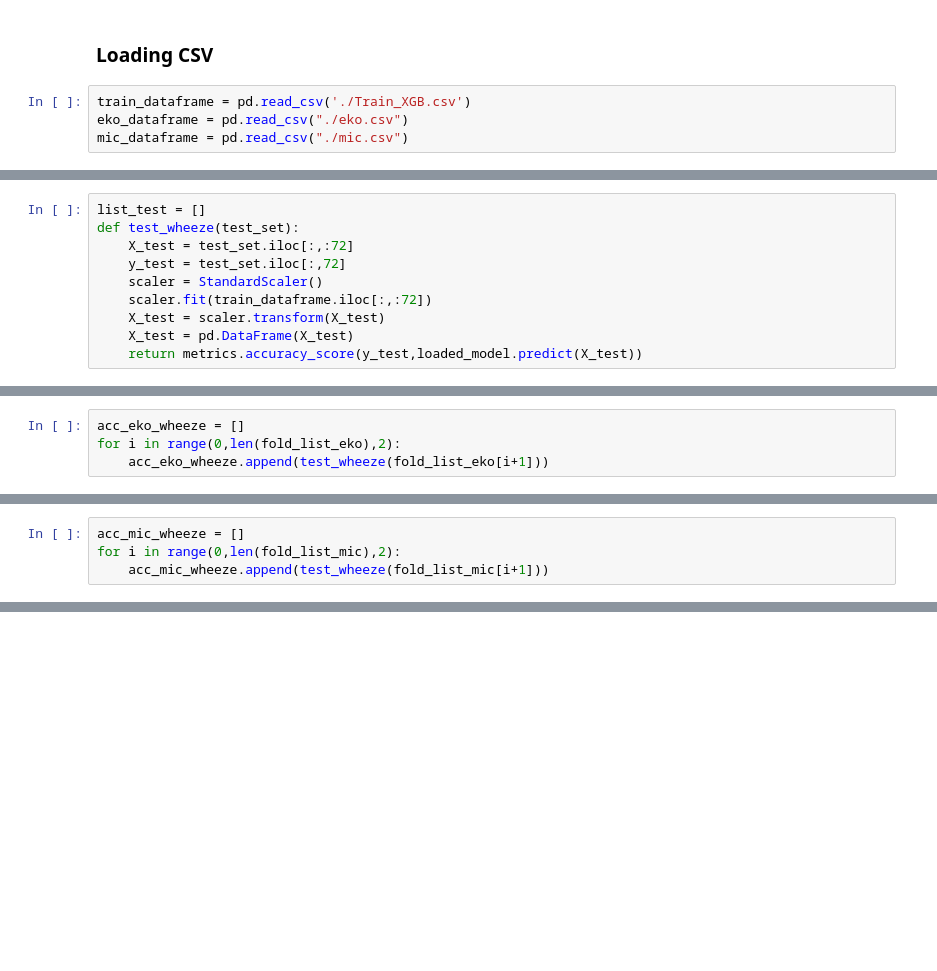
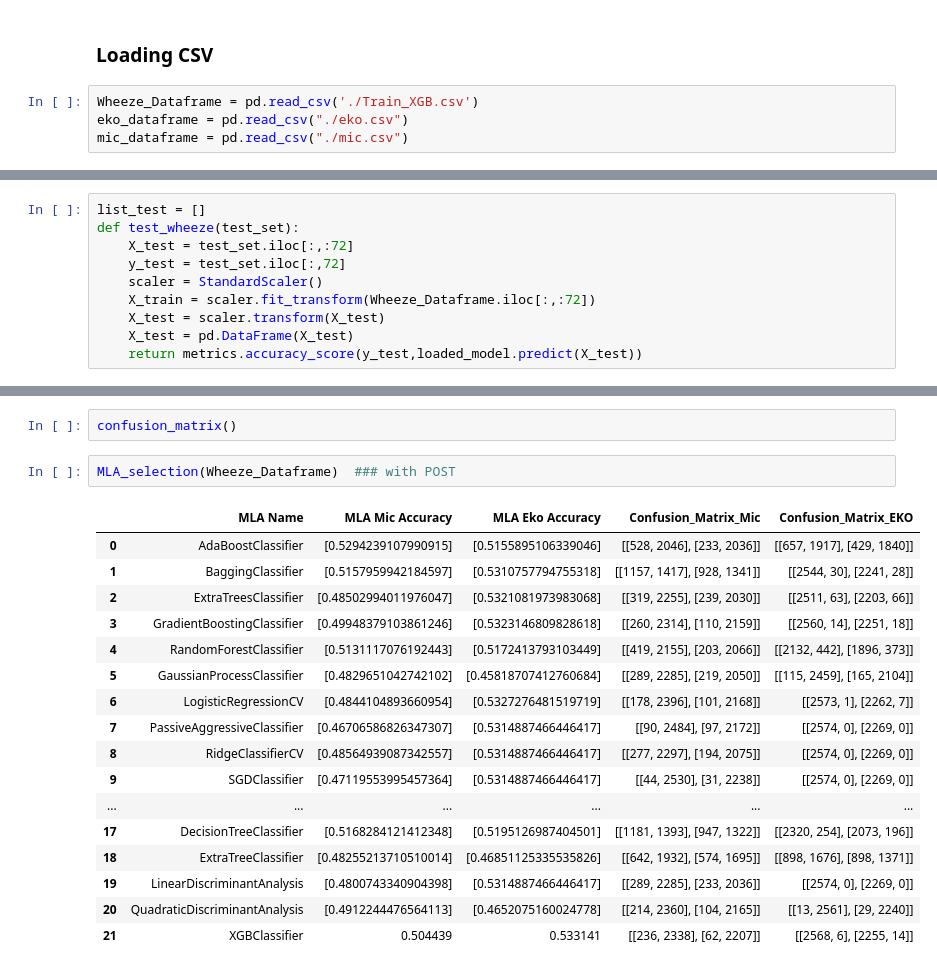
Before and after one commit to akansh12/Pnoi_SPIRE, a Jupyter notebook: Wheeze_on_EKO_MIC(285).ipynb, the cells around one changed output, grey strips where cells are left out. Drawn from its saved outputs; the diff is of its cells as text; blank space fills up the shorter version.

```diff
--- a/Wheeze_on_EKO_MIC(285).ipynb
+++ b/Wheeze_on_EKO_MIC(285).ipynb
@@ -64,6 +76,6 @@ def fold(sound_dataframe, sets_loc):
 # %% [markdown]
 ### Loading CSV
 # %%
-train_dataframe = pd.read_csv('./Train_XGB.csv')
+Wheeze_Dataframe = pd.read_csv('./Train_XGB.csv')
 eko_dataframe = pd.read_csv("./eko.csv")
 mic_dataframe = pd.read_csv("./mic.csv")
@@ -82,7 +85,7 @@ def test_wheeze(test_set):
     X_test = test_set.iloc[:,:72]
     y_test = test_set.iloc[:,72]
     scaler = StandardScaler()
-    scaler.fit(train_dataframe.iloc[:,:72])
+    X_train = scaler.fit_transform(Wheeze_Dataframe.iloc[:,:72])
     X_test = scaler.transform(X_test)
     X_test = pd.DataFrame(X_test)
     return metrics.accuracy_score(y_test,loaded_model.predict(X_test))
@@ -91,4 +91,0 @@ def test_wheeze(test_set):
-# %%
-acc_eko_wheeze = []
-for i in range(0,len(fold_list_eko),2):
-    acc_eko_wheeze.append(test_wheeze(fold_list_eko[i+1]))
@@ -121,4 +91,0 @@ pd.DataFrame(acc_eko_wheeze, index=['Fold1', 'Fold2', 'Fold3', 'Fold4', 'Fold5',
-# %%
-acc_mic_wheeze = []
-for i in range(0,len(fold_list_mic),2):
-    acc_mic_wheeze.append(test_wheeze(fold_list_mic[i+1]))
@@ -148,0 +260,22 @@ pd.DataFrame(acc_mic_wheeze, index=['Fold1', 'Fold2', 'Fold3', 'Fold4', 'Fold5',
+# %%
+confusion_matrix()
+# %%
+MLA_selection(Wheeze_Dataframe)  ### with POST
+# %% [output]
+|  | MLA Name | MLA Mic Accuracy | MLA Eko Accuracy | Confusion_Matrix_Mic | Confusion_Matrix_EKO |
+| 0 | AdaBoostClassifier | [0.5294239107990915] | [0.5155895106339046] | [[528, 2046], [233, 2036]] | [[657, 1917], [429, 1840]] |
+| 1 | BaggingClassifier | [0.5157959942184597] | [0.5310757794755318] | [[1157, 1417], [928, 1341]] | [[2544, 30], [2241, 28]] |
+| 2 | ExtraTreesClassifier | [0.48502994011976047] | [0.5321081973983068] | [[319, 2255], [239, 2030]] | [[2511, 63], [2203, 66]] |
+| 3 | GradientBoostingClassifier | [0.49948379103861246] | [0.5323146809828618] | [[260, 2314], [110, 2159]] | [[2560, 14], [2251, 18]] |
+| 4 | RandomForestClassifier | [0.5131117076192443] | [0.5172413793103449] | [[419, 2155], [203, 2066]] | [[2132, 442], [1896, 373]] |
+| 5 | GaussianProcessClassifier | [0.4829651042742102] | [0.45818707412760684] | [[289, 2285], [219, 2050]] | [[115, 2459], [165, 2104]] |
+| 6 | LogisticRegressionCV | [0.4844104893660954] | [0.5327276481519719] | [[178, 2396], [101, 2168]] | [[2573, 1], [2262, 7]] |
+| 7 | PassiveAggressiveClassifier | [0.46706586826347307] | [0.5314887466446417] | [[90, 2484], [97, 2172]] | [[2574, 0], [2269, 0]] |
+| 8 | RidgeClassifierCV | [0.48564939087342557] | [0.5314887466446417] | [[277, 2297], [194, 2075]] | [[2574, 0], [2269, 0]] |
+| 9 | SGDClassifier | [0.47119553995457364] | [0.5314887466446417] | [[44, 2530], [31, 2238]] | [[2574, 0], [2269, 0]] |
+| ... | ... | ... | ... | ... | ... |
+| 17 | DecisionTreeClassifier | [0.5168284121412348] | [0.5195126987404501] | [[1181, 1393], [947, 1322]] | [[2320, 254], [2073, 196]] |
+| 18 | ExtraTreeClassifier | [0.48255213710510014] | [0.46851125335535826] | [[642, 1932], [574, 1695]] | [[898, 1676], [898, 1371]] |
+| 19 | LinearDiscriminantAnalysis | [0.4800743340904398] | [0.5314887466446417] | [[289, 2285], [233, 2036]] | [[2574, 0], [2269, 0]] |
+| 20 | QuadraticDiscriminantAnalysis | [0.4912244476564113] | [0.4652075160024778] | [[214, 2360], [104, 2165]] | [[13, 2561], [29, 2240]] |
+| 21 | XGBClassifier | 0.504439 | 0.533141 | [[236, 2338], [62, 2207]] | [[2568, 6], [2255, 14]] |
```
Also changed, not shown: parts of 17 cells of this notebook.
